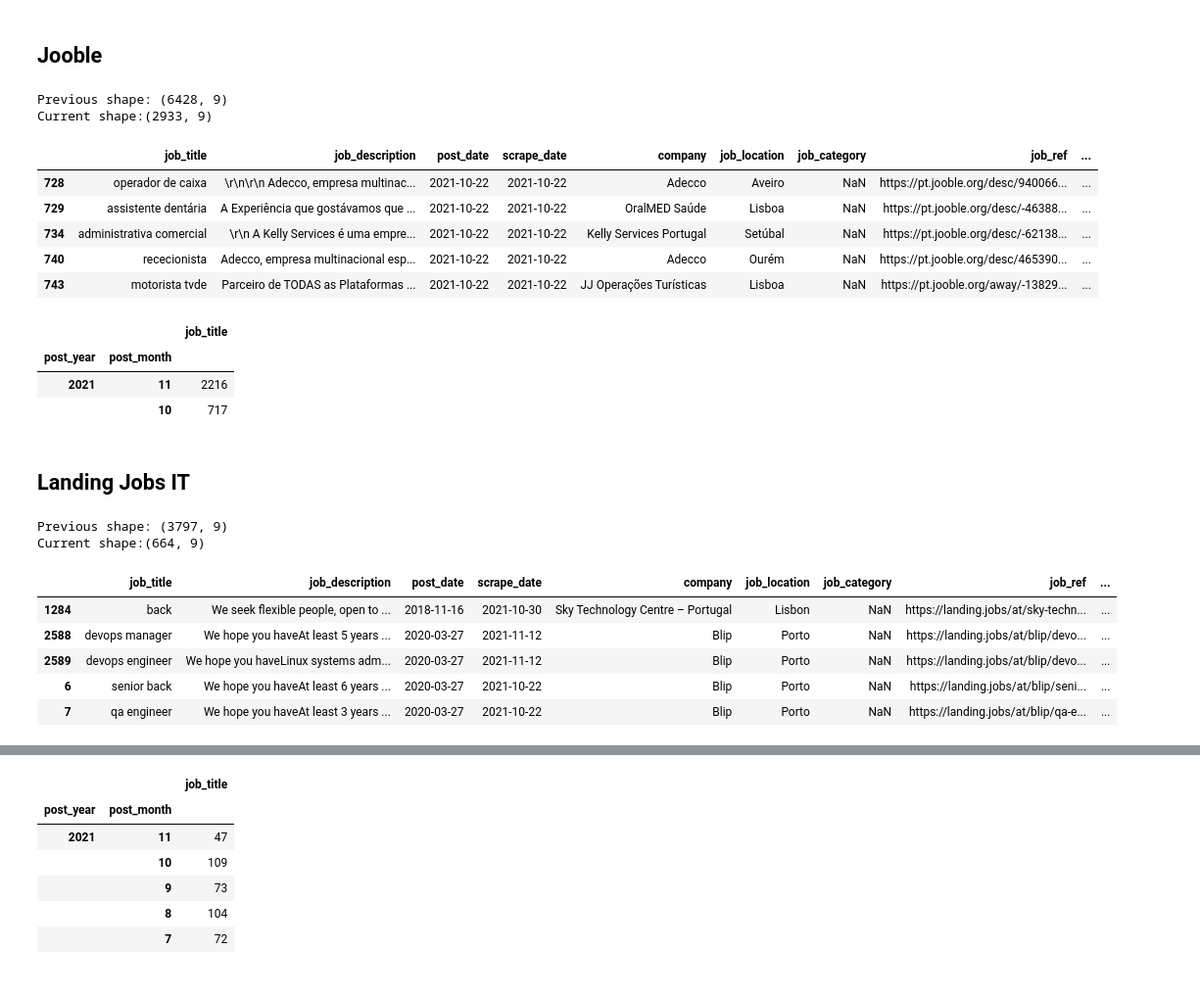
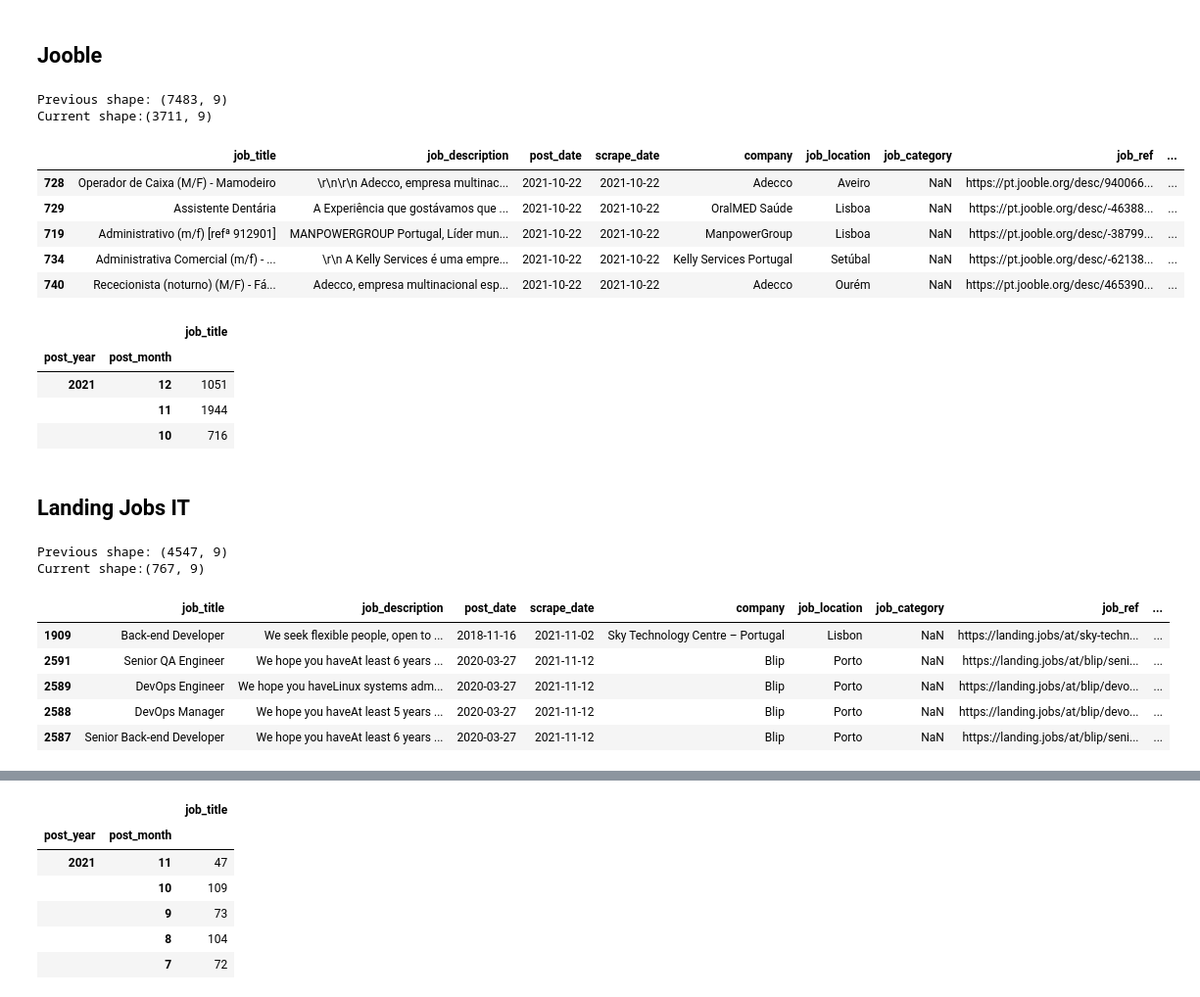
Before and after one commit to gilnribeiro/Work-Project, a Jupyter notebook: Code/Data_Cleaning/data_cleaning.ipynb, the cells around one changed output, grey strips where cells are left out. Shown at 98% size. Drawn from its saved outputs; the diff is of its cells as text; code cells hidden in the pictures.

```diff
--- a/Code/Data_Cleaning/data_cleaning.ipynb
+++ b/Code/Data_Cleaning/data_cleaning.ipynb
@@ -29,7 +29,7 @@ career_jet = pd.read_json(DATA_FOLDER / 'career_jet_api.json', lines=True)
 carga_de_trabalhos = pd.read_json(DATA_FOLDER / 'CargaDeTrabalhos.json', lines=True)
 emprego_xl_2 = pd.read_json(DATA_FOLDER / 'emprego_xl_jobs.json')
 emprego_xl = pd.read_json(DATA_FOLDER / 'EmpregoXl.json', lines=True)
-emprego_org = pd.read_json(DATA_FOLDER / 'EmpregoOrg.json')
+emprego_org = pd.read_json(DATA_FOLDER / 'EmpregoOrg.json', lines=True)
 itjobs = pd.read_json(DATA_FOLDER / 'itjobs_api.json', lines=True)
 jooble = pd.read_json(DATA_FOLDER / 'jooble_api.json', lines=True)
 landing_jobs = pd.read_json(DATA_FOLDER / 'landingjobs_api.json', lines=True)
@@ -103,7 +103,7 @@ def dropNullJobs(dataframe):
     return dataframe
 
 # remove duplicates
-def removeDupes(dataframe, subset=['job_title', 'job_description', 'company', 'job_location']):
+def removeDupes(dataframe, subset=['job_title', 'job_description', 'company', 'job_location', 'post_date']):
     dataframe = dataframe.sort_values(by='post_date').drop_duplicates(subset=subset, keep='last')
     return dataframe
 
@@ -509,33 +517,34 @@ totalJobsByYearMonth(itjobs_clean)
 # %%
 jooble_clean = (jooble.
                     pipe(copy_df).
                     pipe(replacenan).
                     pipe(postDateFillNa).
                     pipe(dropNullJobs).
-                    pipe(applyFuncToColumn, function=cleanJobTitle, columns_list=['job_title']).
+                    # pipe(applyFuncToColumn, function=cleanJobTitle, columns_list=['job_title']).
                     pipe(toDatetime, columns_list=['scrape_date', 'post_date'], dayfirst=True).
                     pipe(removeTags, ['job_title']).
                     pipe(removeDupes)
 )
 
 print(f'Previous shape: {jooble.shape}\nCurrent shape:{jooble_clean.shape}')
 jooble_clean.head()
 # %% [output]
-Previous shape: (6428, 9)
-Current shape:(2933, 9)
+Previous shape: (7483, 9)
+Current shape:(3711, 9)
 |  | job_title | job_description | post_date | scrape_date | company | job_location | job_category | job_ref | ... |
-| 728 | operador de caixa | \r\n\r\n Adecco, empresa multinac... | 2021-10-22 | 2021-10-22 | Adecco | Aveiro | NaN | https://pt.jooble.org/desc/940066... | ... |
-| 729 | assistente dentária | A Experiência que gostávamos que ... | 2021-10-22 | 2021-10-22 | OralMED Saúde | Lisboa | NaN | https://pt.jooble.org/desc/-46388... | ... |
-| 734 | administrativa comercial | \r\n A Kelly Services é uma empre... | 2021-10-22 | 2021-10-22 | Kelly Services Portugal | Setúbal | NaN | https://pt.jooble.org/desc/-62138... | ... |
-| 740 | rececionista | Adecco, empresa multinacional esp... | 2021-10-22 | 2021-10-22 | Adecco | Ourém | NaN | https://pt.jooble.org/desc/465390... | ... |
-| 743 | motorista tvde | Parceiro de TODAS as Plataformas ... | 2021-10-22 | 2021-10-22 | JJ Operações Turísticas | Lisboa | NaN | https://pt.jooble.org/away/-13829... | ... |
+| 728 | Operador de Caixa (M/F) - Mamodeiro | \r\n\r\n Adecco, empresa multinac... | 2021-10-22 | 2021-10-22 | Adecco | Aveiro | NaN | https://pt.jooble.org/desc/940066... | ... |
+| 729 | Assistente Dentária | A Experiência que gostávamos que ... | 2021-10-22 | 2021-10-22 | OralMED Saúde | Lisboa | NaN | https://pt.jooble.org/desc/-46388... | ... |
+| 719 | Administrativo (m/f) [refª 912901] | MANPOWERGROUP Portugal, Líder mun... | 2021-10-22 | 2021-10-22 | ManpowerGroup | Lisboa | NaN | https://pt.jooble.org/desc/-38799... | ... |
+| 734 | Administrativa Comercial (m/f) - ... | \r\n A Kelly Services é uma empre... | 2021-10-22 | 2021-10-22 | Kelly Services Portugal | Setúbal | NaN | https://pt.jooble.org/desc/-62138... | ... |
+| 740 | Rececionista (noturno) (M/F) - Fá... | Adecco, empresa multinacional esp... | 2021-10-22 | 2021-10-22 | Adecco | Ourém | NaN | https://pt.jooble.org/desc/465390... | ... |
 # %%
 totalJobsByYearMonth(jooble_clean)
 # %% [output]
 |  |  | job_title |
 | post_year | post_month |  |
-| 2021 | 11 | 2216 |
-|  | 10 | 717 |
+| 2021 | 12 | 1051 |
+|  | 11 | 1944 |
+|  | 10 | 716 |
 # %% [markdown]
 ## Landing Jobs IT
 # %%
@@ -544,22 +553,21 @@ landing_jobs_clean = (landing_jobs.
                     pipe(replacenan).
                     pipe(postDateFillNa).
                     pipe(dropNullJobs).
-                    pipe(applyFuncToColumn, function=cleanJobTitle, columns_list=['job_title']).
+                    # pipe(applyFuncToColumn, function=cleanJobTitle, columns_list=['job_title']).
                     pipe(postDatePreprocess, 'T').
                     pipe(toDatetime, columns_list=['scrape_date'], dayfirst=True).
                     pipe(toDatetime, ['post_date']).
-                    # pipe(removeTags, 'job_title').
                     pipe(removeDupes)
 )
 
 print(f'Previous shape: {landing_jobs.shape}\nCurrent shape:{landing_jobs_clean.shape}')
 landing_jobs_clean.head()
 # %% [output]
-Previous shape: (3797, 9)
-Current shape:(664, 9)
+Previous shape: (4547, 9)
+Current shape:(767, 9)
 |  | job_title | job_description | post_date | scrape_date | company | job_location | job_category | job_ref | ... |
-| 1284 | back | We seek flexible people, open to ... | 2018-11-16 | 2021-10-30 | Sky Technology Centre – Portugal | Lisbon | NaN | https://landing.jobs/at/sky-techn... | ... |
-| 2588 | devops manager | We hope you haveAt least 5 years ... | 2020-03-27 | 2021-11-12 | Blip | Porto | NaN | https://landing.jobs/at/blip/devo... | ... |
-| 2589 | devops engineer | We hope you haveLinux systems adm... | 2020-03-27 | 2021-11-12 | Blip | Porto | NaN | https://landing.jobs/at/blip/devo... | ... |
-| 6 | senior back | We hope you haveAt least 6 years ... | 2020-03-27 | 2021-10-22 | Blip | Porto | NaN | https://landing.jobs/at/blip/seni... | ... |
-| 7 | qa engineer | We hope you haveAt least 3 years ... | 2020-03-27 | 2021-10-22 | Blip | Porto | NaN | https://landing.jobs/at/blip/qa-e... | ... |
+| 1909 | Back-end Developer | We seek flexible people, open to ... | 2018-11-16 | 2021-11-02 | Sky Technology Centre – Portugal | Lisbon | NaN | https://landing.jobs/at/sky-techn... | ... |
+| 2591 | Senior QA Engineer | We hope you haveAt least 6 years ... | 2020-03-27 | 2021-11-12 | Blip | Porto | NaN | https://landing.jobs/at/blip/seni... | ... |
+| 2589 | DevOps Engineer | We hope you haveLinux systems adm... | 2020-03-27 | 2021-11-12 | Blip | Porto | NaN | https://landing.jobs/at/blip/devo... | ... |
+| 2588 | DevOps Manager | We hope you haveAt least 5 years ... | 2020-03-27 | 2021-11-12 | Blip | Porto | NaN | https://landing.jobs/at/blip/devo... | ... |
+| 2587 | Senior Back-end Developer | We hope you haveAt least 6 years ... | 2020-03-27 | 2021-11-12 | Blip | Porto | NaN | https://landing.jobs/at/blip/seni... | ... |
```
Also changed, not shown: parts of 15 cells of this notebook, 11 other files.
